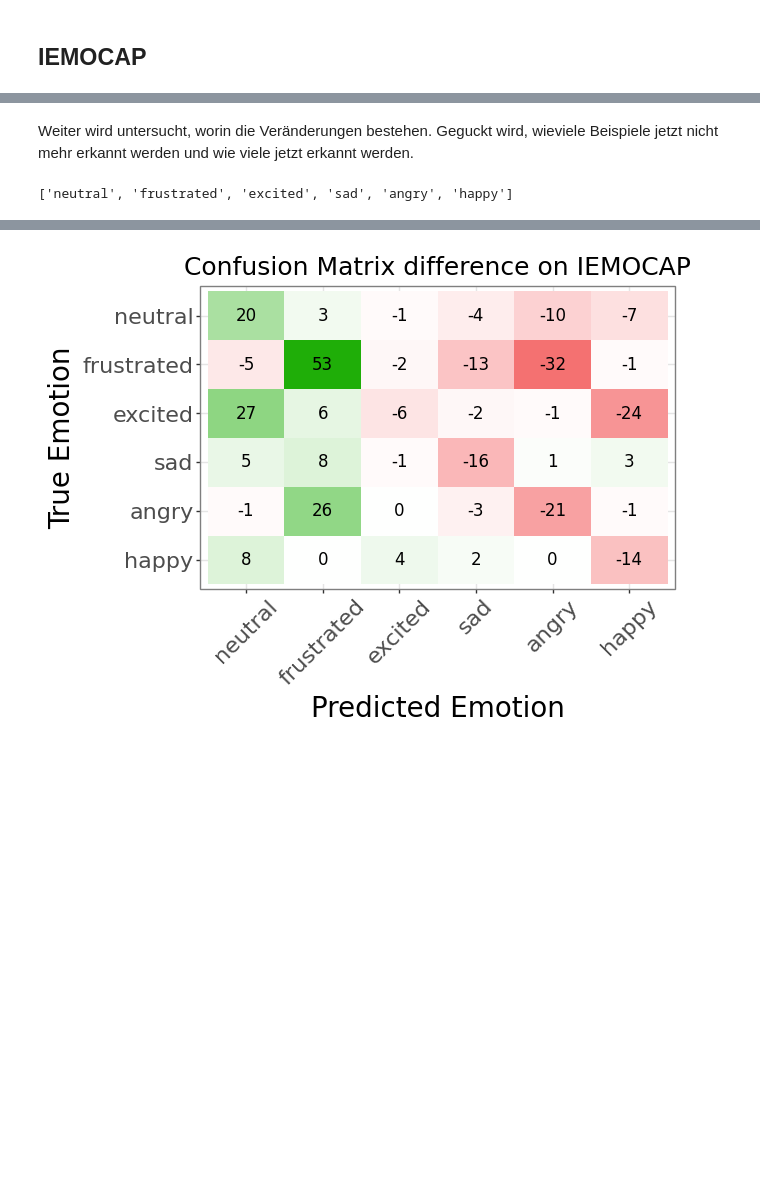
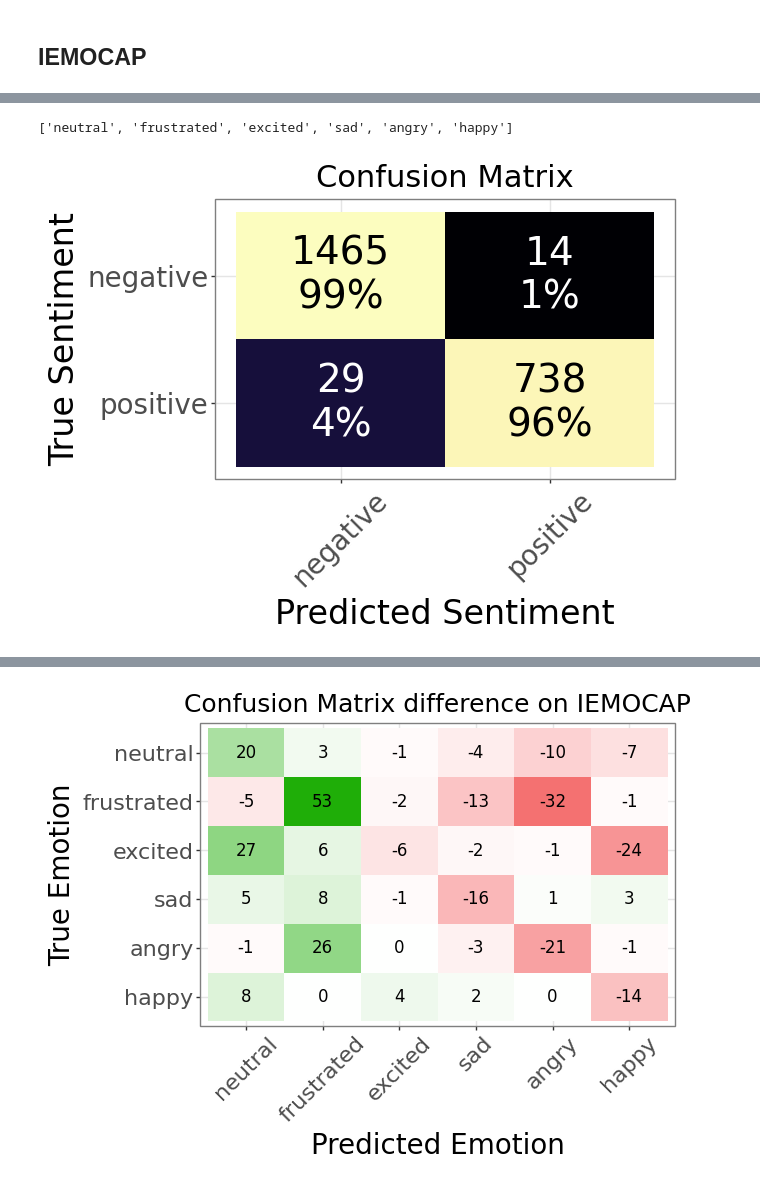
Before and after one commit to HenFo/Masterarbeit, a Jupyter notebook: analysis/mm_models/discussion_iemocap.ipynb, the cells around one changed output, grey strips where cells are left out. Cells and saved outputs as stored; diff of their text form; code cells hidden in the pictures; blank space fills up the shorter version.

```diff
--- a/analysis/mm_models/discussion_iemocap.ipynb
+++ b/analysis/mm_models/discussion_iemocap.ipynb
@@ -40,11 +40,47 @@ df.head(3)
 | 0 | Now you are expert of sentiment a... | neutral | neutral | 0.532227 | [0.389404296875, 0.0396728515625] | Now you are expert of sentiment a... | neutral |
 | 1 | Now you are expert of sentiment a... | neutral | neutral | 0.719727 | [0.31298828125, 0.13037109375] | Now you are expert of sentiment a... | neutral |
 | 2 | Now you are expert of sentiment a... | frustrated | frustrated | 0.773926 | [0.74365234375, 0.0360107421875] | Now you are expert of sentiment a... | frustrated |
-# %% [markdown]
-Weiter wird untersucht, worin die Veränderungen bestehen.
-Geguckt wird, wieviele Beispiele jetzt nicht mehr erkannt werden und wie viele jetzt erkannt werden.
 # %%
 labels = df["target"].value_counts().index.to_list()
 labels
 # %% [output]
 ['neutral', 'frustrated', 'excited', 'sad', 'angry', 'happy']
+# %%
+from functools import partial
+
+
+iemocap_positive_emotions = ["happy", "excited"]
+iemocap_negative_emotions = ["angry", "sad", "frustrated"]
+
+
+iemocap_classify_sentiment = partial(
+    utils.classify_sentiment,
+    positive=iemocap_positive_emotions,
+    negative=iemocap_negative_emotions,
+)
+
+df["emotion_sentiment"] = df["target"].apply(iemocap_classify_sentiment)
+df_long = df.melt(
+    id_vars=["emotion_sentiment", "target"],
+    value_vars=["output", "output_concat"],
+    var_name="source",
+    value_name="output_long",
+)
+df_long["emotion_sentiment_prediction"] = df_long["output_long"].apply(
+    iemocap_classify_sentiment
+)
+
+
+utils.print_confusion_matrix(
+    df_long,
+    target_labels=["positive", "negative"],
+    output_column="emotion_sentiment_prediction",
+    target_column="emotion_sentiment",
+    xlab_name="Predicted Sentiment",
+    ylab_name="True Sentiment",
+    text_size=28,
+    label_scaling_adjustment=4,
+    name="images/sentiment_iemocap_cm.png",
+)
+# %% [output]
+[figure, added]
```
Also changed, not shown: parts of 3 cells of this notebook, 6 other files.
